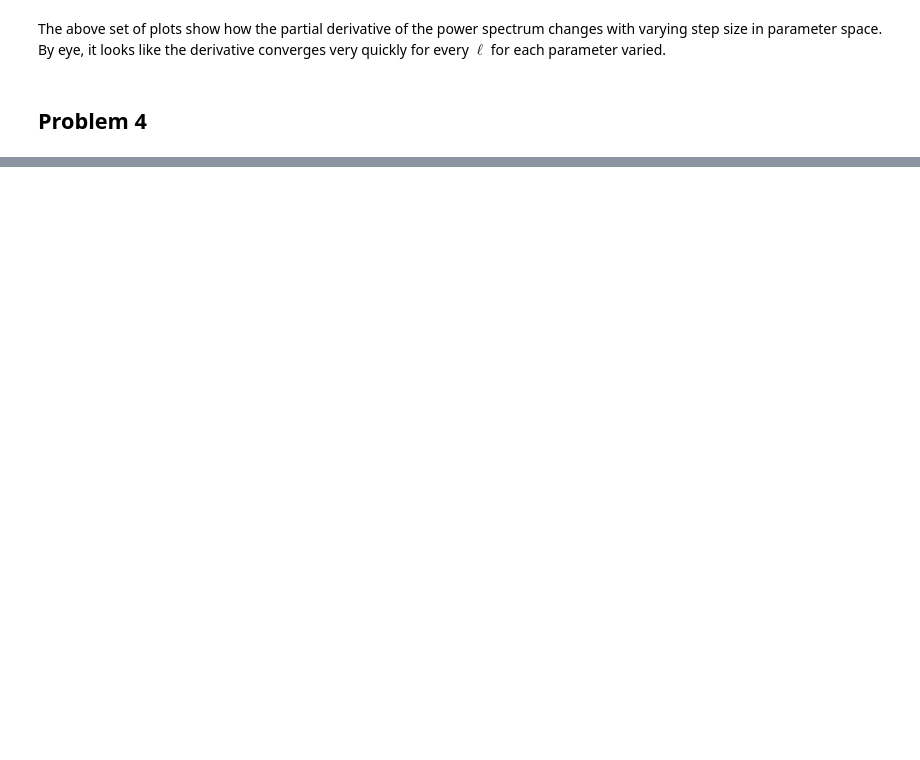
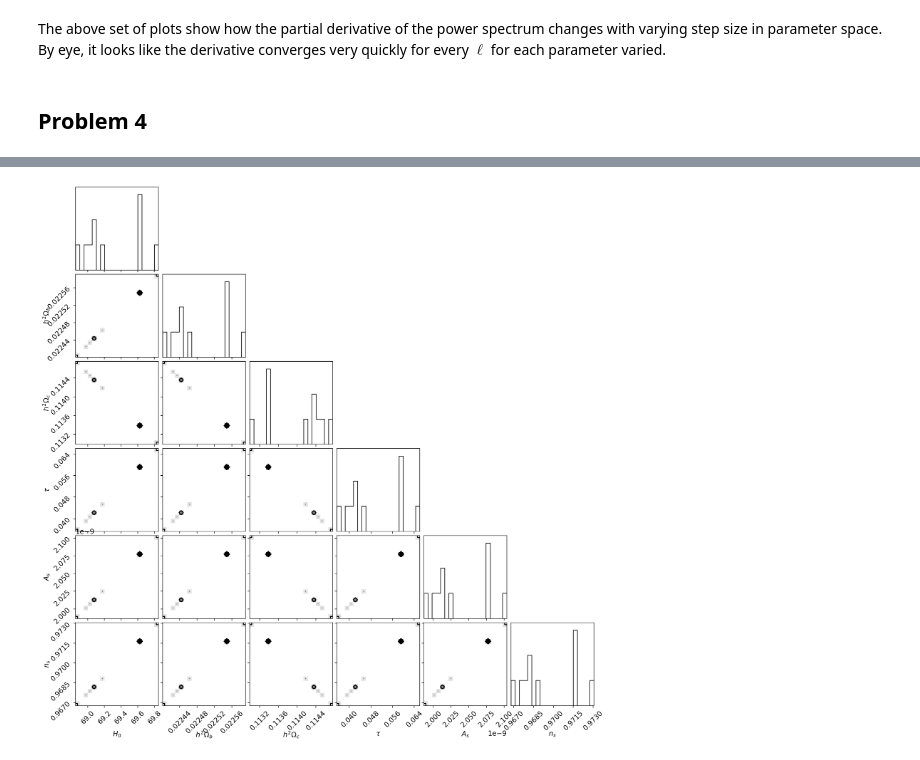
Before and after one commit to r-pascua/phys_512_f2020, a Jupyter notebook: PS3/PS3.ipynb, the cells around one changed output, grey strips where cells are left out. Saved outputs shown, nothing was run; the diff lists cells and outputs as text; code cells hidden in the pictures; blank space fills up the shorter version.

```diff
--- a/PS3/PS3.ipynb
+++ b/PS3/PS3.ipynb
@@ -460,0 +525,3 @@ fig = corner.corner(chain, labels=labels)
+# %%
+fig = corner.corner(chain, labels=labels)
+# %% [output]
@@ -460,0 +543 @@ fig = corner.corner(chain, labels=labels)
+[figure, added]
```
Also changed, not shown: parts of 25 cells of this notebook.
